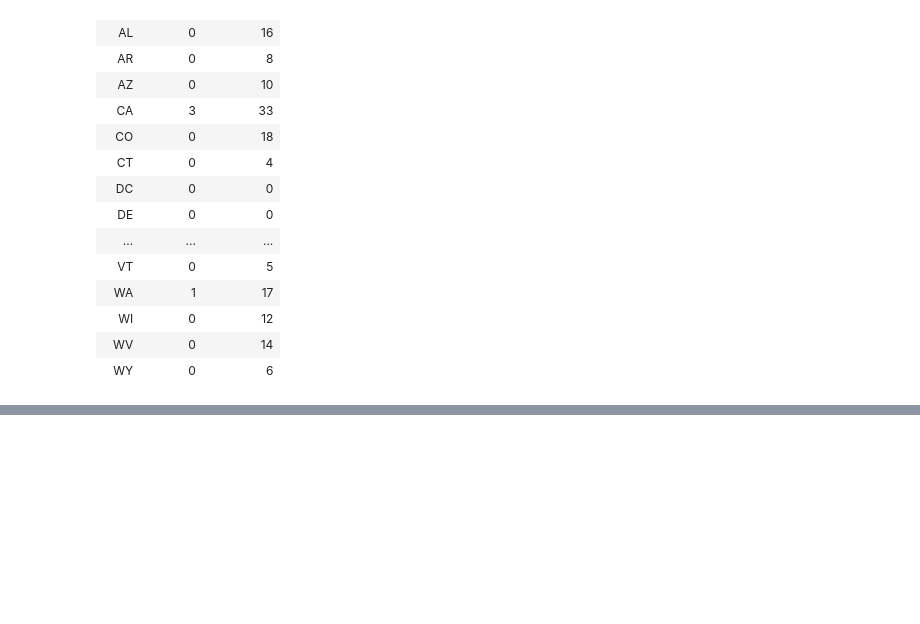
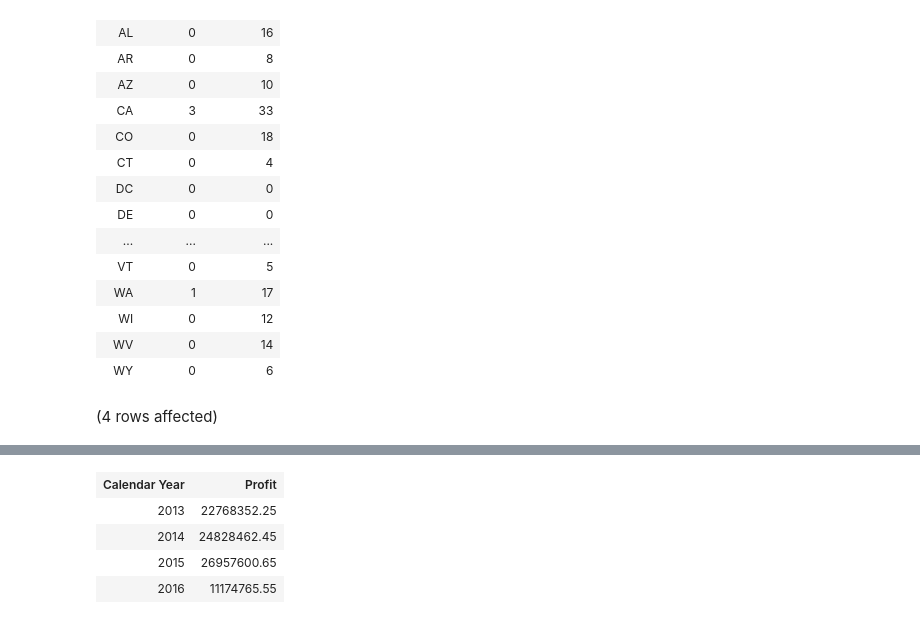
Before and after one commit to mssa-2023-fall/Stack-Overflow, a Jupyter notebook: SQL/SQLQuery/Lesson1.ipynb, the cells around one changed output, grey strips where cells are left out. Drawn from its saved outputs; the diff is of its cells as text; code cells hidden in the pictures; blank space fills up the shorter version.

```diff
--- a/SQL/SQLQuery/Lesson1.ipynb
+++ b/SQL/SQLQuery/Lesson1.ipynb
@@ -157,3 +157,10 @@ Total execution time: 00:00:01.497
 | WI | 0 | 12 |
 | WV | 0 | 14 |
 | WY | 0 | 6 |
+# %%
+SELECT d.[Calendar Year], SUM(s.Profit) AS Profit
+FROM Fact.Sale s
+JOIN Dimension.Date d on s.[Invoice Date Key] = d.[Date]
+GROUP BY d.[Calendar Year];
+# %% [output]
+(4 rows affected)
@@ -159,0 +168,5 @@ Total execution time: 00:00:01.497
+| Calendar Year | Profit |
+| 2013 | 22768352.25 |
+| 2014 | 24828462.45 |
+| 2015 | 26957600.65 |
+| 2016 | 11174765.55 |
```
Also changed, not shown: parts of 1 cell of this notebook.
